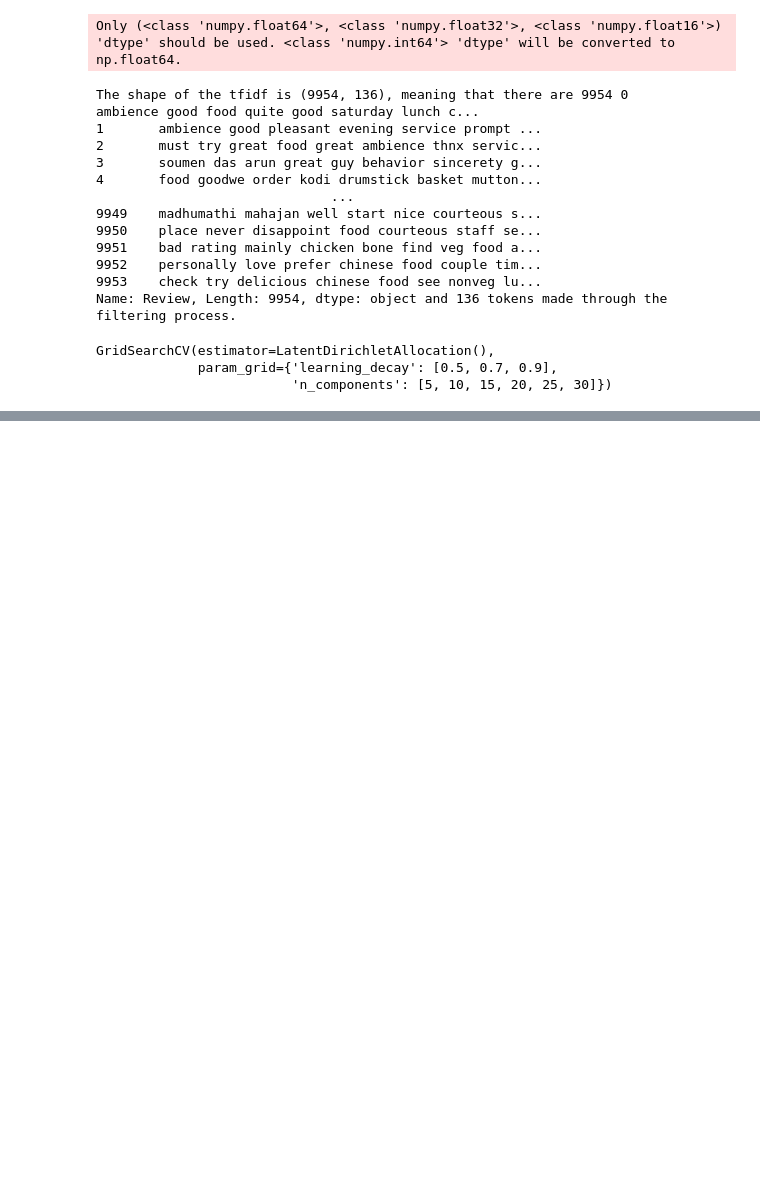
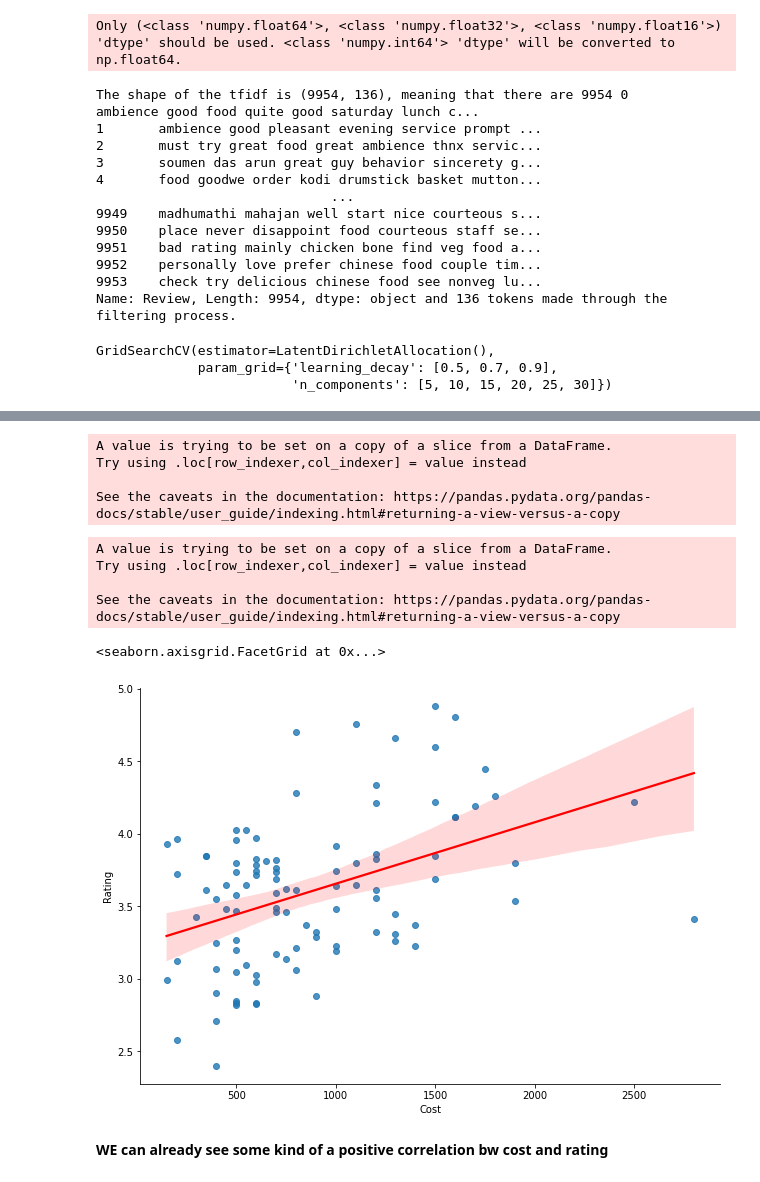
Before and after one commit to Kedarpatil24/ZOMATO-RESTAURANT-CLUSTERING-AND-SENTIMENT-ANALYSIS, a Jupyter notebook: ZOMATO_RESTAURANT_CLUSTERING_AND_SENTIMENT_ANALYSIS.ipynb, the cells around one changed output, grey strips where cells are left out. Cells and saved outputs as stored; diff of their text form; code cells hidden in the pictures; blank space fills up the shorter version.

```diff
--- a/ZOMATO_RESTAURANT_CLUSTERING_AND_SENTIMENT_ANALYSIS.ipynb
+++ b/ZOMATO_RESTAURANT_CLUSTERING_AND_SENTIMENT_ANALYSIS.ipynb
@@ -1076,0 +1168,2 @@ topic
+# %%
+df_cluster = cuisine_df.merge(ratings_df, left_on='Name',right_on='Restaurant')
@@ -1076,0 +1180,10 @@ topic
+# %%
+# Changing name and order of columns
+df_cluster = df_cluster[['Name', 'Cost','Rating', 'american', 'andhra', 'arabian', 'asian', 'bbq',
+       'bakery', 'beverages', 'biryani', 'burger', 'cafe', 'chinese',
+       'continental', 'desserts', 'european', 'fastfood', 'fingerfood', 'goan',
+       'healthyfood', 'hyderabadi', 'icecream', 'indonesian', 'italian',
+       'japanese', 'juices', 'kebab', 'lebanese', 'malaysian', 'mediterranean',
+       'mexican', 'mithai', 'modernindian', 'momos', 'mughlai', 'northeastern',
+       'northindian', 'pizza', 'salad', 'seafood', 'southindian', 'spanish',
+       'streetfood', 'sushi', 'thai', 'wraps']]
@@ -1076,0 +1210,21 @@ topic
+# %%
+df_cluster['Cost']= df_cluster['Cost'].str.replace(',','')
+# %% [output]
+A value is trying to be set on a copy of a slice from a DataFrame.
+Try using .loc[row_indexer,col_indexer] = value instead
+
+See the caveats in the documentation: https://pandas.pydata.org/pandas-docs/stable/user_guide/indexing.html#returning-a-view-versus-a-copy
+# %%
+df_cluster['Cost']= df_cluster['Cost'].astype('float')
+# %% [output]
+A value is trying to be set on a copy of a slice from a DataFrame.
+Try using .loc[row_indexer,col_indexer] = value instead
+
+See the caveats in the documentation: https://pandas.pydata.org/pandas-docs/stable/user_guide/indexing.html#returning-a-view-versus-a-copy
+# %%
+sns.lmplot(y='Rating',x='Cost',data=df_cluster,line_kws={'color' :'red'},height=6.27, aspect=11.7/8.27)
+# %% [output]
+<seaborn.axisgrid.FacetGrid at 0x...>
+[figure, added]
+# %% [markdown]
+**WE can already see some kind of a positive correlation bw cost and rating**
```
Also changed, not shown: parts of 63 cells of this notebook.
